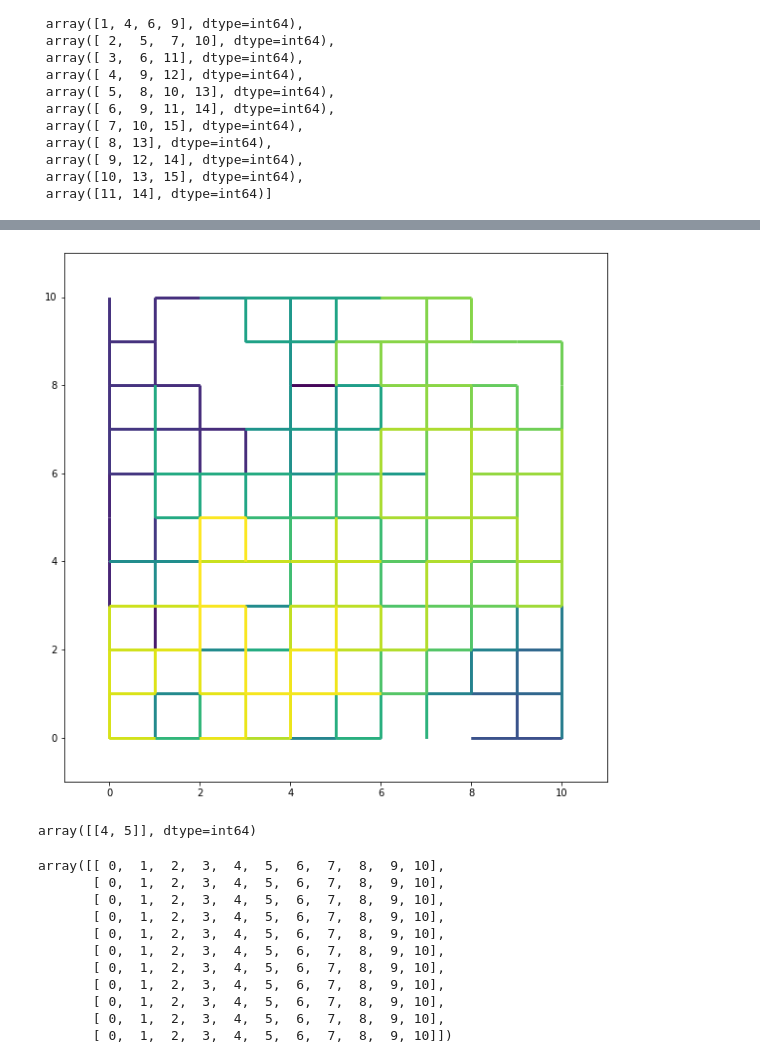
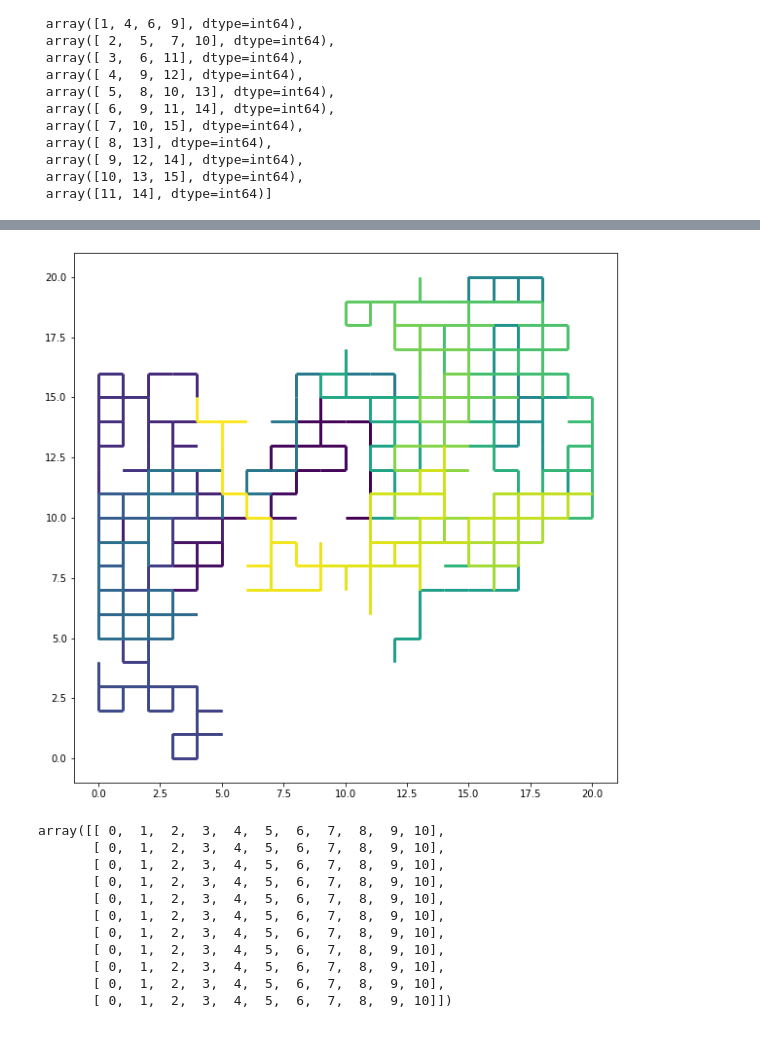
Before and after one commit to Haasa1/ICneuro, a Jupyter notebook: RandomWalk_2D.ipynb, the cells around one changed output, grey strips where cells are left out. Cells and saved outputs as stored; diff of their text form; code cells hidden in the pictures.

Commit message:
adding nice spatial distribution plot

```diff
--- a/RandomWalk_2D.ipynb
+++ b/RandomWalk_2D.ipynb
@@ -122,9 +131,9 @@ def Caminhada_Aleatoria_2D_de_max_T(L,N,T_values):
 
     return np.array(x_list),np.array(y_list),p_all
 # %%
-T_values = [5,10,500,1000] # lista organizada e em ordem crescente
-N        = 1 # Número de passos em cada caminhada
-L        = 11 # Dimenções de Lattice
+T_values = [5,6,10,11,500,501,1000,1001] # lista organizada e em ordem crescente
+N        = 100 # Número de passos em cada caminhada
+L        = 21 # Dimenções de Lattice
 lista_x,lista_y,p_all = Caminhada_Aleatoria_2D_de_max_T(L,N,T_values)
 # %%
 plt.figure()
@@ -135,13 +144,13 @@ plt.show()
 # %%
-y,x=np.unravel_index(p_all[0],(11,11))
+y,x=np.unravel_index(p_all[0],(L,L))
 
 fig,ax = plt.subplots(nrows=1,ncols=1,figsize=(10,10))
 
 pltt.plot_gradient_line(np.array((x,y)).T,ax=ax,cmap=plt.get_cmap('viridis'))
-ax.set_xlim((-1,11))
-ax.set_ylim((-1,11))
+ax.set_xlim((-1,L))
+ax.set_ylim((-1,L))
 plt.show()
 # %% [output]
-[figure, old version]
+[figure, new version]
 # %%
 r_T_5    = np.column_stack((lista_x[:,0],lista_y[:,0]))
@@ -151,4 +164,0 @@ r_T_1000 = np.column_stack((lista_x[:,3],lista_y[:,3]))
-# %%
-r_T_5
-# %% [output]
-array([[4, 5]], dtype=int64)
```
Also changed, not shown: parts of 9 cells of this notebook, 3 other files.
